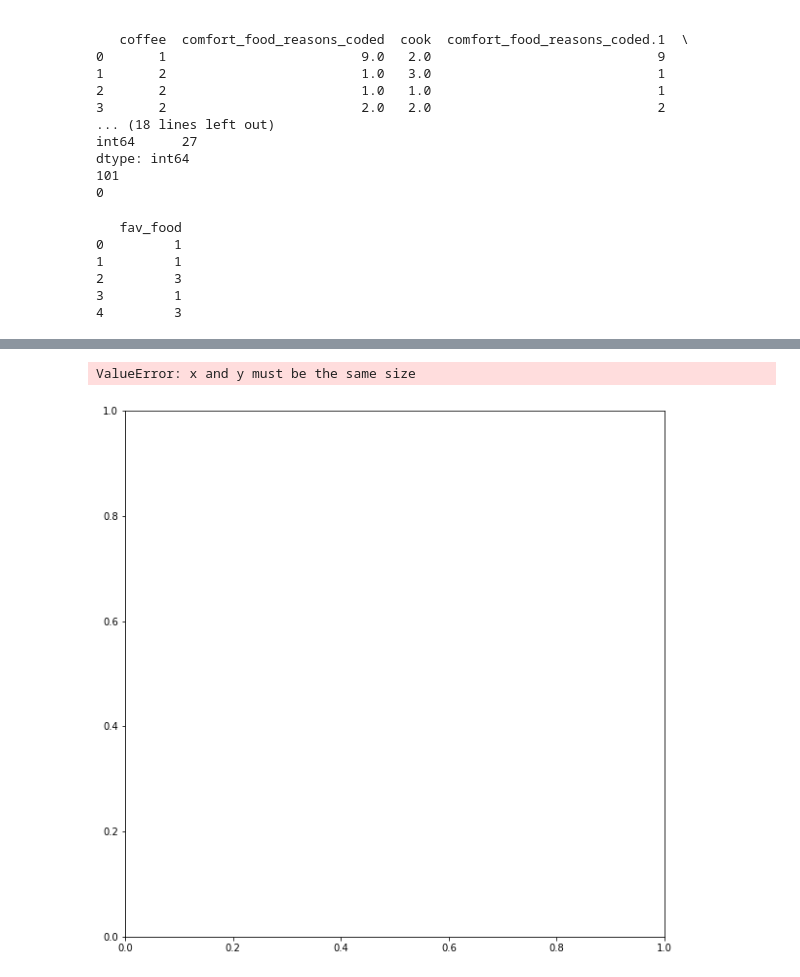
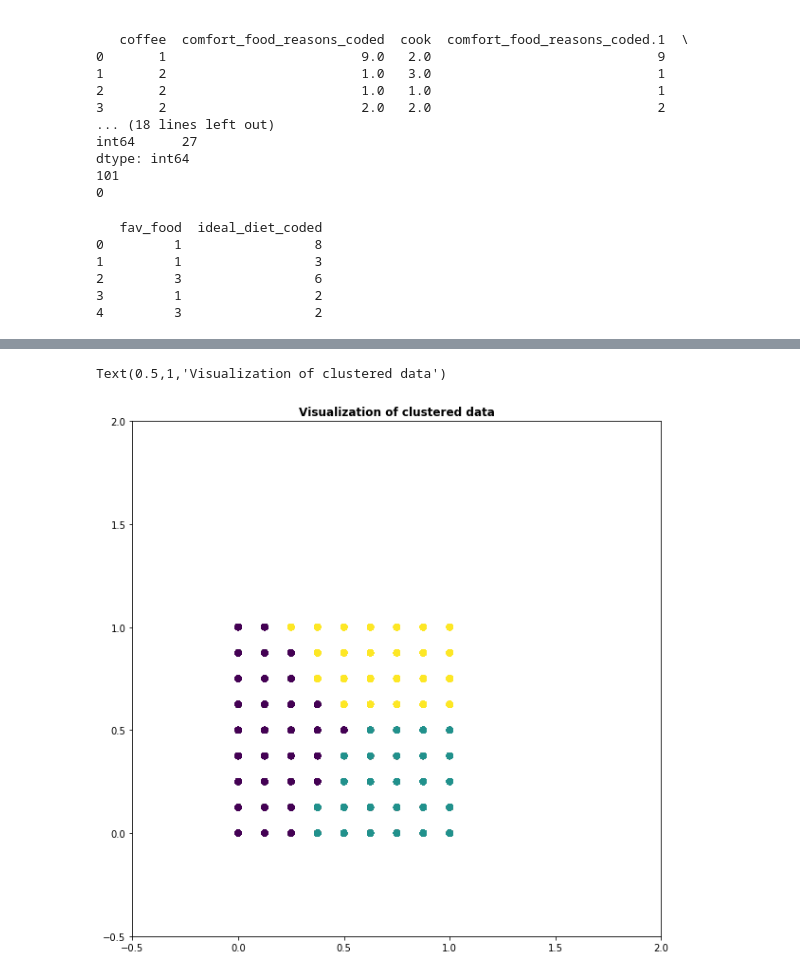
Before and after one commit to Maen1/iium, a Jupyter notebook: 6/bda3303/project/notebook.ipynb, the cells around one changed output, grey strips where cells are left out. Cells and saved outputs as stored; diff of their text form; code cells hidden in the pictures.

```diff
--- a/6/bda3303/project/notebook.ipynb
+++ b/6/bda3303/project/notebook.ipynb
@@ -60,10 +62,9 @@ to_drop2 =['Id','GPA','calories_chicken', 'calories_scone',
            'calories_day', 'pay_meal_out', 'tortilla_calories','turkey_calories',
            ##extra
            'Gender','comfort_food_reasons_coded', 'cuisine','mother_education', 'persian_food',
-           'thai_food', 'indian_food', 'italian_food', 'vitamins', 'greek_food', 'ideal_diet_coded',
+           'thai_food', 'indian_food', 'italian_food', 'vitamins', 'greek_food',
            'fruit_day', 'fries', 'cook', 'healthy_feeling', 'on_off_campus', 'marital_status', 'veggies_day',
            'sports', 'income', 'diet_current_coded', 'soup', 'parents_cook', 'coffee', 'breakfast', 'drink','eating_out'
-
           ]
 
 
@@ -75,12 +76,12 @@ df.drop(to_drop2, inplace=True, axis=1)
 # %%
 print(df.head())
 # %% [output]
-   fav_food
-0         1
-1         1
-2         3
-3         1
-4         3
+   fav_food  ideal_diet_coded
+0         1                 8
+1         1                 3
+2         3                 6
+3         1                 2
+4         3                 2
 # %%
 print(df['fav_food'])
 # %% [output]
@@ -117,27 +118,27 @@ labels =  km.labels_
 # %%
 
 fig, ax = plt.subplots(figsize=(10, 10))
 
-plt.scatter(df[:0],df[:1],
+plt.scatter(df[0],df[1],
             c=km.labels_)
 # plt.scatter(df[1],df[0],
 #            c=km.labels_)
 # plt.scatter(df['persian_food'],df['persian_food'],
 #             c=km.labels_ )
 # plt.scatter(df['thai_food'],df['thai_food'],
 #           c=km.labels_ )
 # plt.scatter(df['coffee'],df['coffee'],
 #             c=km.labels_ )
 
 
 
 # plt.legend()
-plt.xlim([-2, 3])
-plt.ylim([-2, 3])
+plt.xlim([-.5, 2])
+plt.ylim([-.5, 2])
 plt.title('Visualization of clustered data', fontweight='bold')
 # %% [output]
-ValueError: x and y must be the same size
+Text(0.5,1,'Visualization of clustered data')
-[figure, old version]
+[figure, new version]
 # %%
 from collections import Counter
 c=Counter(labels)
```
Also changed, not shown: parts of 4 cells of this notebook, 5 other files.
